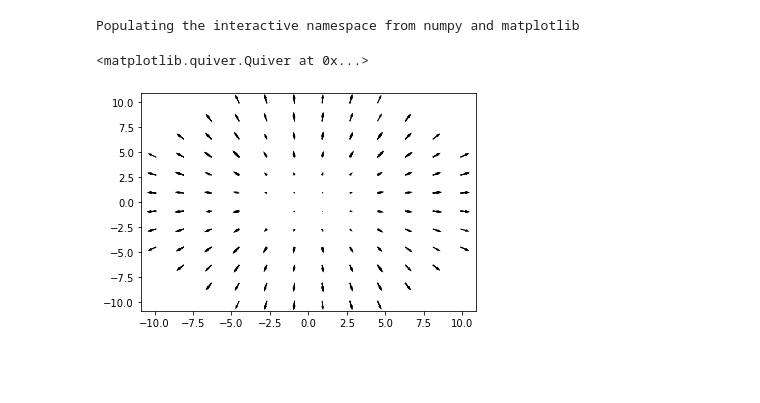
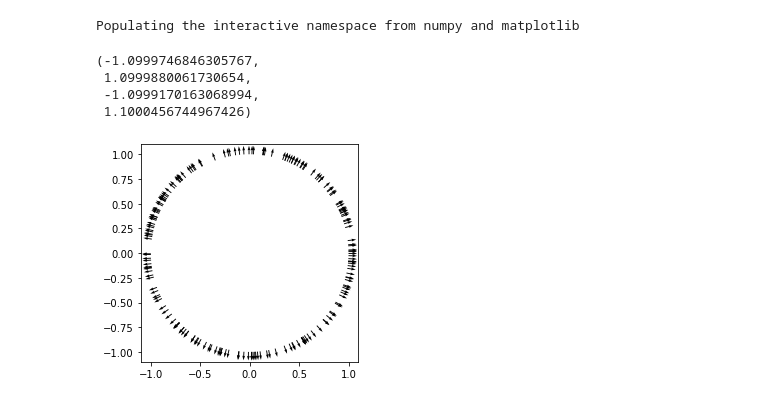
Before and after one commit to python-microscopy/ch-shrinkwrap, a Jupyter notebook: notebooks/test_sdf_normals.ipynb, the cells around one changed output. Drawn from its saved outputs; the diff is of its cells as text; code cells hidden in the pictures; blank space fills up the shorter version.

```diff
--- a/notebooks/test_sdf_normals.ipynb
+++ b/notebooks/test_sdf_normals.ipynb
@@ -6,12 +7,49 @@ from PYME.simulation.locify import points_from_sdf
 # %% [output]
 Populating the interactive namespace from numpy and matplotlib
 # %%
-R = 10
-sphere_sdf = lambda p: sdf.sphere(p,R)
+R0 = 1
+R1 = 0.8
+n_points=200
+# dx_min = 0.1
+# p = 0.1
+# sphere_sdf0 = lambda p: sdf.sphere(p,R0)
+# sphere_sdf1 = lambda p: sdf.sphere(p,R1)
 
-pts = points_from_sdf(sphere_sdf, r_max=1.2*R, centre=(0,0,0), dx_min=1, p=0.1)
-n = sdf.sdf_normals(pts, sphere_sdf)
-plt.quiver(pts[0,:],pts[1,:], n[0,:], n[1,:])
+# pts0 = points_from_sdf(sphere_sdf0, r_max=1.2*R0, centre=(0,0,0), dx_min=dx_min, p=p)
+# n0 = sdf.sdf_normals(pts0, sphere_sdf0)
+
+# pts1 = points_from_sdf(sphere_sdf1, r_max=1.2*R1, centre=(0,0,0), dx_min=dx_min, p=p)
+# n1 = sdf.sdf_normals(pts1, sphere_sdf1)
+
+# print(pts0)
+
+# idx0 = (np.abs(pts0[2,:]) < dx_min) & (pts0[2,:] > 0)
+# idx1 = (np.abs(pts1[2,:]) < dx_min) & (pts1[2,:] > 0)
+# pts0 = pts0[:,idx0]
+# pts1 = pts1[:,idx1]
+# n0 = n0[:,idx0]
+# n1 = n1[:,idx1]
+
+pts0 = np.random.randn(2,n_points)
+pts0 /= np.linalg.norm(pts0,axis=0)[None,:]
+pts0 *= R0
+pts0 = np.vstack([pts0,np.zeros(n_points)])
+n0 = pts0/R0
+
+pts1 = np.random.randn(2,n_points)
+pts1 /= np.linalg.norm(pts1,axis=0)[None,:]
+pts1 *= R1
+pts1 = np.vstack([pts1,np.zeros(n_points)])
+# pts1 = pts0 + 10*n0 + np.array([1,0,0])[:,None]
+n1 = pts1/R1
+
+# plt.scatter(pts0[0,:], pts0[1,:])
+
+plt.quiver(pts0[0,:],pts0[1,:], n0[0,:], n0[1,:])
+axis('square')
 # %% [output]
-<matplotlib.quiver.Quiver at 0x...>
+(-1.0999746846305767,
+ 1.0999880061730654,
+ -1.0999170163068994,
+ 1.1000456744967426)
-[figure, old version]
+[figure, new version]
```
Also changed, not shown: parts of 3 cells of this notebook, 7 other files.
